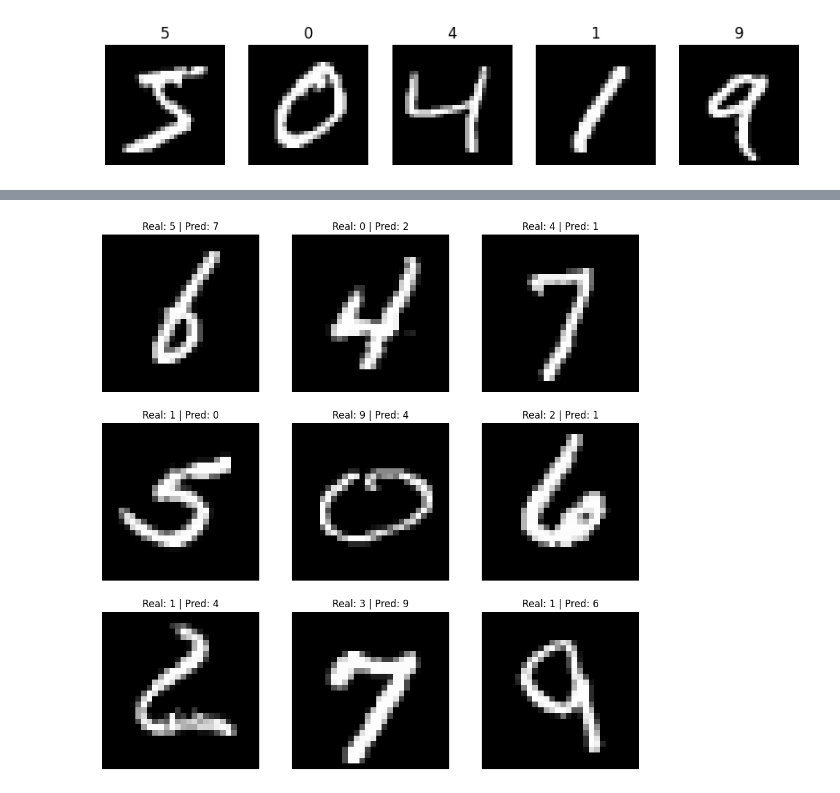
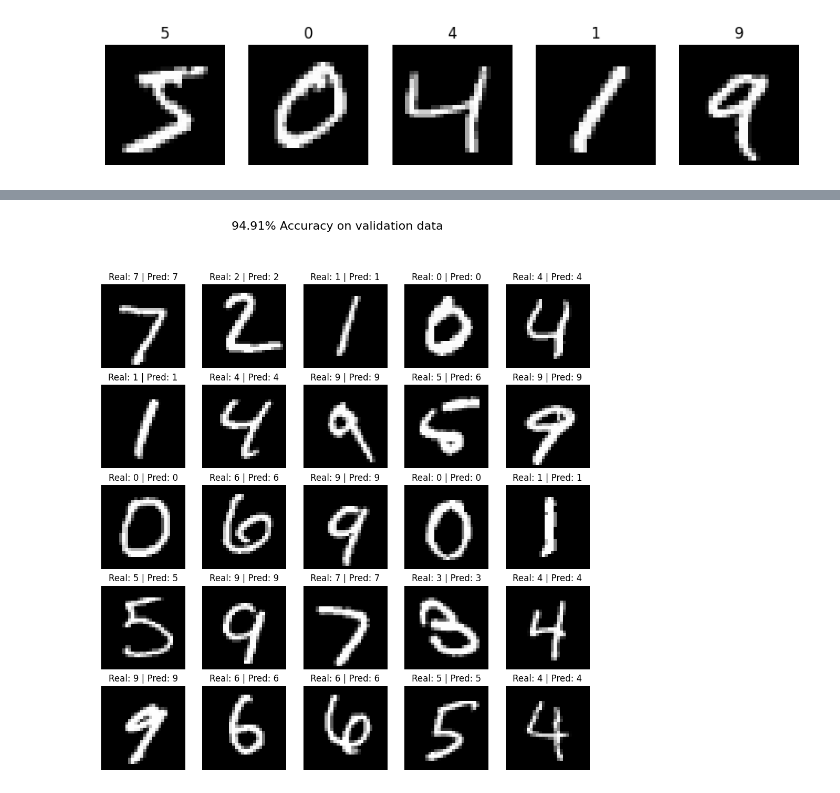
Before and after one commit to Luka98122/Artifical-Neural-Networks-from-scratch, a Jupyter notebook: mnist.ipynb, the cells around one changed output, grey strips where cells are left out. Saved outputs shown, nothing was run; the diff lists cells and outputs as text; code cells hidden in the pictures.

Commit message:
Tweaked optimizer config, 95.90% MNIST acc

```diff
--- a/mnist.ipynb
+++ b/mnist.ipynb
@@ -192,14 +192,19 @@ activation1 = Activation_ReLU()
 layer2 = Neuron_Layer(256,256)
 activation2 = Activation_ReLU()
 
-layer3 = Neuron_Layer(256,10)
+layer3 = Neuron_Layer(256,256)
+activation3 = Activation_ReLU()
+
+layer4 = Neuron_Layer(256,10)
 loss_activation = Activation_Softmax_Loss_CategoricalCrossentropy()
 
-optimizer = Optimizer_SGD(learning_rate=0.65,decay=0.01,momentum=0.5)
+optimizer = Optimizer_SGD(learning_rate=0.45,decay=0.01,momentum=0.5)
 
 b_layer1 = copy.copy(layer1)
 b_layer2 = copy.copy(layer2)
 b_layer3 = copy.copy(layer3)
+b_layer4 = copy.copy(layer4)
+
 b_acc = 0
 if len(labels.shape)==2:
     labels = np.argmax(labels,axis=1)
@@ -211,7 +216,9 @@ for epoch in range(251):
     layer2.forward(activation1.output)
     activation2.forward(layer2.output)
     layer3.forward(activation2.output)
-    loss = loss_activation.forward(layer3.output,labels)
+    activation3.forward(layer3.output)
+    layer4.forward(activation3.output)
+    loss = loss_activation.forward(layer4.output,labels)
 
     predictions = np.argmax(loss_activation.output,axis=1)
     acc = np.mean(predictions==labels)
@@ -222,13 +229,17 @@ for epoch in range(251):
         b_layer1 = copy.copy(layer1)
         b_layer2 = copy.copy(layer2)
         b_layer3 = copy.copy(layer3)
+        b_layer4 = copy.copy(layer4)
+
         b_acc = acc
         numNewBests+=1
         if numNewBests%5==0:
             print(f"New best {b_acc}:")
 
     loss_activation.backward(loss_activation.output,labels)
-    layer3.backward(loss_activation.dinputs)
+    layer4.backward(loss_activation.dinputs)
+    activation3.backward(layer4.dinputs)
+    layer3.backward(activation3.dinputs)
     activation2.backward(layer3.dinputs)
     layer2.backward(activation2.dinputs)
     activation1.backward(layer2.dinputs)
@@ -238,5 +249,6 @@ for epoch in range(251):
     optimizer.update_params(layer1)
     optimizer.update_params(layer2)
     optimizer.update_params(layer3)
+    optimizer.update_params(layer4)
     optimizer.post_update_params()
 # %% [output]
@@ -263,17 +262,21 @@ activation1.forward(b_layer1.output)
 b_layer2.forward(activation1.output)
 activation2.forward(b_layer2.output)
 b_layer3.forward(activation2.output)
-loss = loss_activation.forward(b_layer3.output,test_labels)
+activation3.forward(b_layer3.output)
+b_layer4.forward(activation3.output)
+loss = loss_activation.forward(b_layer4.output,test_labels)
 
 predictions = np.argmax(loss_activation.output,axis=1)
 acc = np.mean(predictions==test_labels)
 print(f"Validation dataset | Acc: {acc} | Loss: {loss}")
-fig, axes = plt.subplots(3, 3, figsize=(12, 12))
+fig, axes = plt.subplots(5, 5, figsize=(12, 12))
+
+fig.suptitle(f"{(100*acc):.2f}% Accuracy on validation data", fontsize=16)
 
 for i, ax in enumerate(axes.flatten()):
     ax.imshow(test_images[i].reshape(28, 28), cmap="gray")
     ax.set_title(f"Real: {test_labels[i]} | Pred: {predictions[i]}")
     ax.axis("off")
-
+plt.savefig("./demo/MNISTClassification.png", dpi=300, bbox_inches="tight")
 plt.show()
 # %% [output]
@@ -281 +284 @@ Validation dataset | Acc: 0.9584 | Loss: 0.13111991641489795
-[figure, old version]
+[figure, new version]
```
Also changed, not shown: parts of 2 cells of this notebook, 3 other files.
